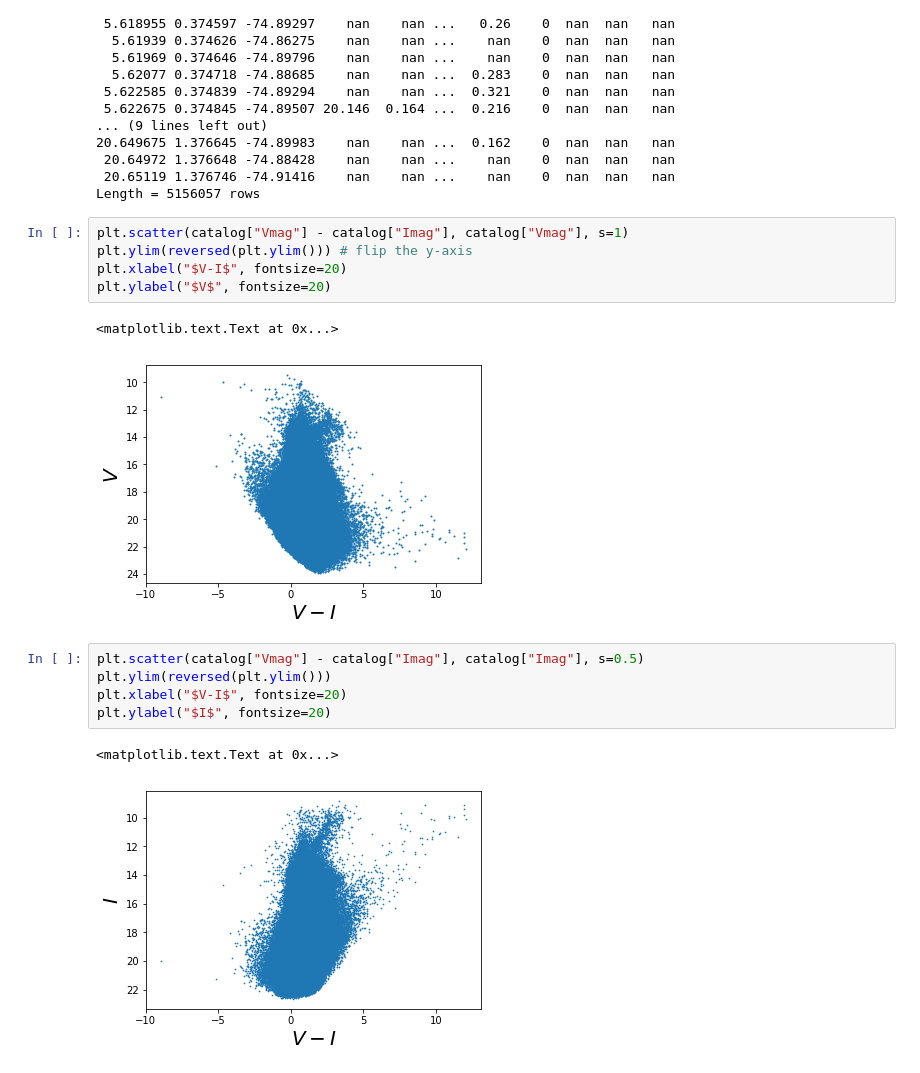
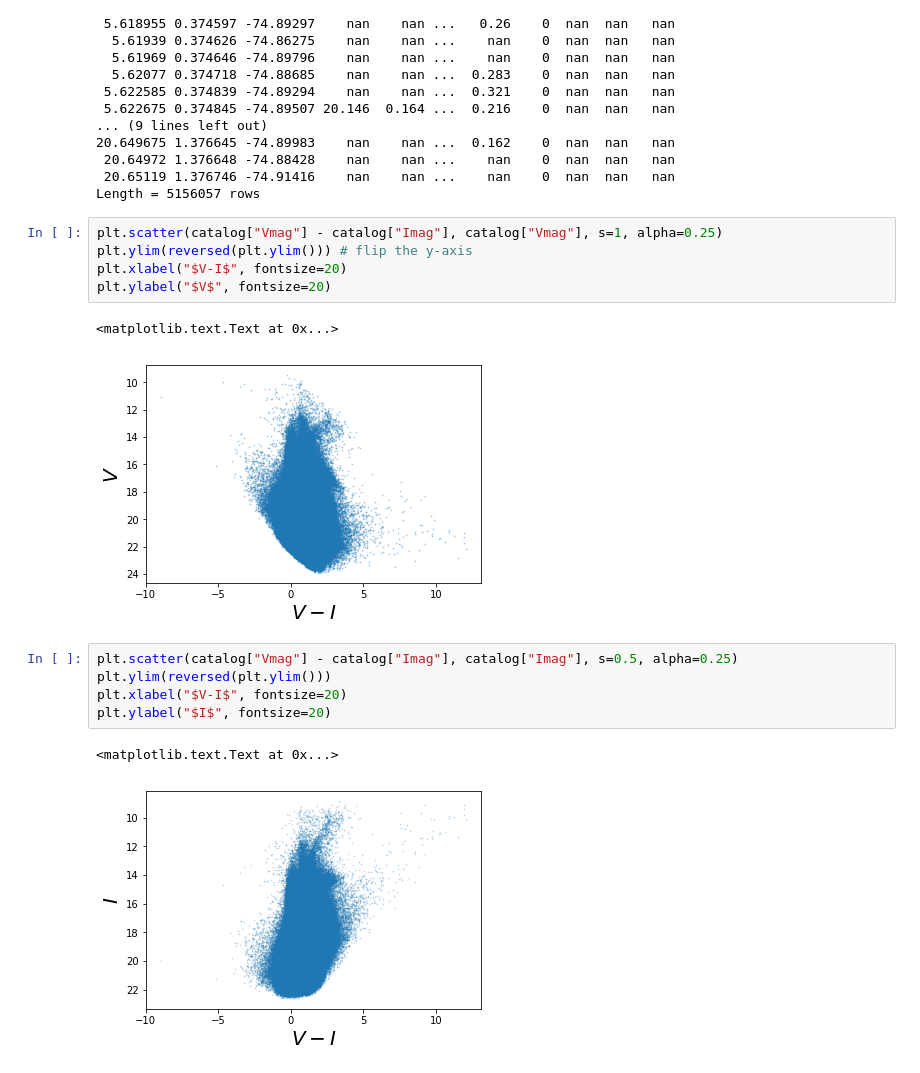
Before and after one commit to DouglasGrion/Red-Clump-Locations, a Jupyter notebook: Red-Clump-Location.ipynb, the cells around one changed output. Cells and saved outputs as stored; diff of their text form.

```diff
--- a/Red-Clump-Location.ipynb
+++ b/Red-Clump-Location.ipynb
@@ -39,18 +39,18 @@ print(catalog)
  20.65119 1.376746 -74.91416    nan    nan ...    nan    0  nan  nan   nan
 Length = 5156057 rows
 # %%
-plt.scatter(catalog["Vmag"] - catalog["Imag"], catalog["Vmag"], s=1)
+plt.scatter(catalog["Vmag"] - catalog["Imag"], catalog["Vmag"], s=1, alpha=0.25)
 plt.ylim(reversed(plt.ylim())) # flip the y-axis
 plt.xlabel("$V-I$", fontsize=20)
 plt.ylabel("$V$", fontsize=20)
 # %% [output]
 <matplotlib.text.Text at 0x...>
-[figure, old version]
+[figure, new version]
 # %%
-plt.scatter(catalog["Vmag"] - catalog["Imag"], catalog["Imag"], s=0.5)
+plt.scatter(catalog["Vmag"] - catalog["Imag"], catalog["Imag"], s=0.5, alpha=0.25)
 plt.ylim(reversed(plt.ylim()))
 plt.xlabel("$V-I$", fontsize=20)
 plt.ylabel("$I$", fontsize=20)
 # %% [output]
 <matplotlib.text.Text at 0x...>
-[figure, old version]
+[figure, new version]
```
